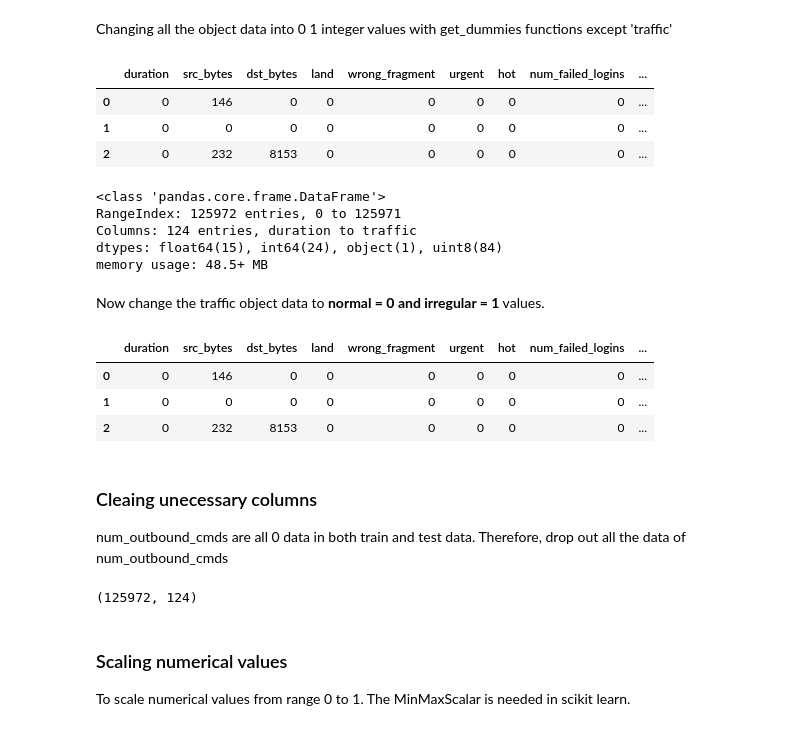
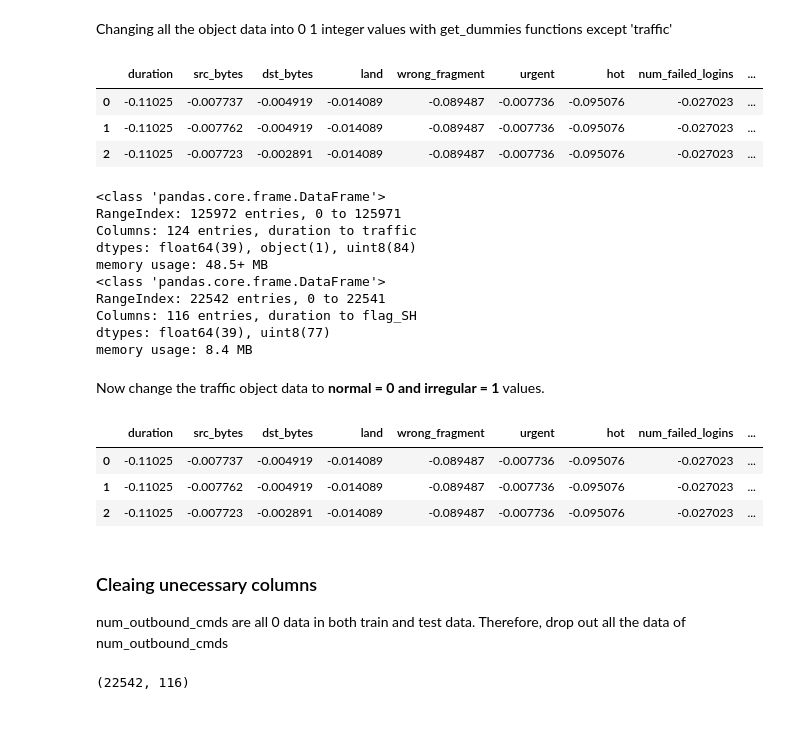
Before and after one commit to ClockWize171/network-traffic-analysis-tensorflow, a Jupyter notebook: kdd19-analysis.ipynb, the cells around one changed output. Saved outputs shown, nothing was run; the diff lists cells and outputs as text; code cells hidden in the pictures.

Commit message:
merge done but still bug in test data

```diff
--- a/kdd19-analysis.ipynb
+++ b/kdd19-analysis.ipynb
@@ -222,21 +222,20 @@ Therefore, we need to scale the numerical values
 from sklearn.preprocessing import MinMaxScaler, StandardScaler
 standard_scaler = StandardScaler()
 
-# extracting numerical value from ex
+# extracting numerical value from dataframe
 num_cols_train = train_data.select_dtypes(include=['float64','int64']).columns
 num_cols_test = test_data.select_dtypes(include=['float64','int64']).columns
-obj_cols_train = train_data.select_dtypes(include=['object']).columns
-obj_cols_test = test_data.select_dtypes(include=['object']).columns
+obj_cols_train = train_data.select_dtypes(include=['object']).copy()
+obj_cols_test = test_data.select_dtypes(include=['object']).copy()
 
-scaled_train = standard_scaler.fit_transform(train_data.select_dtypes(include=['float64','int64']))
-scaled_test = standard_scaler.fit_transform(test_data.select_dtypes(include=['float64','int64']))
+# scaling numeric data
+scaled_num_train = standard_scaler.fit_transform(train_data.select_dtypes(include=['float64','int64']))
+scaled_num_test = standard_scaler.fit_transform(test_data.select_dtypes(include=['float64','int64']))
 
-# turn column the result back to a dataframe
-scaled_traindf = pd.DataFrame(scaled_train, columns = num_cols_train)
-scaled_testdf = pd.DataFrame(scaled_test, columns = num_cols_test)
+# turn into dataframe
+pd_scaled_num_train = pd.DataFrame(scaled_num_train, columns=num_cols_train)
+pd_scaled_num_test = pd.DataFrame(scaled_num_test, columns=num_cols_test)
 
-# turn row result back to a dataframe
-obj_cols_train = pd.DataFrame(obj_cols_train)
-
-train_data = scaled_traindf.merge(obj_cols_train, left_on=None, right_on=None)
-train_data.head(3)
+# merging both numeric data and object data
+train_data = pd.concat([obj_cols_train, pd_scaled_num_train], axis=1)
+test_data = pd.concat([obj_cols_test, pd_scaled_num_test], axis=1)
@@ -246,26 +253,34 @@ MergeError: No common columns to perform merge on. Merge options: left_on=None,
 Changing all the object data into 0 1 integer values with get_dummies functions except 'traffic'
 # %%
 train_data = pd.get_dummies(train_data, columns=['protocol_type','service','flag'],
+                prefix=['protocol_type','service','flag'])
+test_data = pd.get_dummies(test_data, columns=['protocol_type','service','flag'],
                 prefix=['protocol_type','service','flag'])
 
 # shifting to last columns 'traffic'
 target_column = train_data.pop('traffic')
 train_data.insert(123, 'traffic', target_column)
 train_data.head(3)
 # %% [output]
 |  | duration | src_bytes | dst_bytes | land | wrong_fragment | urgent | hot | num_failed_logins | ... |
-| 0 | 0 | 146 | 0 | 0 | 0 | 0 | 0 | 0 | ... |
-| 1 | 0 | 0 | 0 | 0 | 0 | 0 | 0 | 0 | ... |
-| 2 | 0 | 232 | 8153 | 0 | 0 | 0 | 0 | 0 | ... |
+| 0 | -0.11025 | -0.007737 | -0.004919 | -0.014089 | -0.089487 | -0.007736 | -0.095076 | -0.027023 | ... |
+| 1 | -0.11025 | -0.007762 | -0.004919 | -0.014089 | -0.089487 | -0.007736 | -0.095076 | -0.027023 | ... |
+| 2 | -0.11025 | -0.007723 | -0.002891 | -0.014089 | -0.089487 | -0.007736 | -0.095076 | -0.027023 | ... |
 # %%
 # now we have only one object which is 'traffic'
 train_data.info()
+test_data.info()
 # %% [output]
 <class 'pandas.core.frame.DataFrame'>
 RangeIndex: 125972 entries, 0 to 125971
 Columns: 124 entries, duration to traffic
-dtypes: float64(15), int64(24), object(1), uint8(84)
+dtypes: float64(39), object(1), uint8(84)
 memory usage: 48.5+ MB
+<class 'pandas.core.frame.DataFrame'>
+RangeIndex: 22542 entries, 0 to 22541
+Columns: 116 entries, duration to flag_SH
+dtypes: float64(39), uint8(77)
+memory usage: 8.4 MB
 # %% [markdown]
 Now change the traffic object data to <b>normal = 0 and irregular =  1</b> values.
 # %%
@@ -274,18 +289,19 @@ train_data['traffic'] = train_data['traffic'].apply(lambda v: map_traffic[v])
 train_data.head(3)
 # %% [output]
 |  | duration | src_bytes | dst_bytes | land | wrong_fragment | urgent | hot | num_failed_logins | ... |
-| 0 | 0 | 146 | 0 | 0 | 0 | 0 | 0 | 0 | ... |
-| 1 | 0 | 0 | 0 | 0 | 0 | 0 | 0 | 0 | ... |
-| 2 | 0 | 232 | 8153 | 0 | 0 | 0 | 0 | 0 | ... |
+| 0 | -0.11025 | -0.007737 | -0.004919 | -0.014089 | -0.089487 | -0.007736 | -0.095076 | -0.027023 | ... |
+| 1 | -0.11025 | -0.007762 | -0.004919 | -0.014089 | -0.089487 | -0.007736 | -0.095076 | -0.027023 | ... |
+| 2 | -0.11025 | -0.007723 | -0.002891 | -0.014089 | -0.089487 | -0.007736 | -0.095076 | -0.027023 | ... |
 # %% [markdown]
 ### Cleaing unecessary columns
 num_outbound_cmds are all 0 data in both train and test data. Therefore, drop out all the data of num_outbound_cmds
 # %%
 # print(train_data['num_outbound_cmds'].value_counts())
 # print(test_data['num_outbound_cmds'].value_counts())
-train_data.shape
+# train_data.shape
+test_data.shape
 # %% [output]
-(125972, 124)
+(22542, 116)
 # %%
 train_data.drop(['num_outbound_cmds'], axis=1, inplace=True)
 test_data.drop(['num_outbound_cmds'], axis=1, inplace=True)
@@ -295,6 +311,3 @@ test_data.drop(['num_outbound_cmds'], axis=1, inplace=True)
 # plt.figure(figsize=(15,12))
 # sns.heatmap(corr)
 # plt.show()
-# %% [markdown]
-### Scaling numerical values
-To scale numerical values from range 0 to 1. The MinMaxScalar is needed in scikit learn.
```
Also changed, not shown: parts of 5 cells of this notebook.
